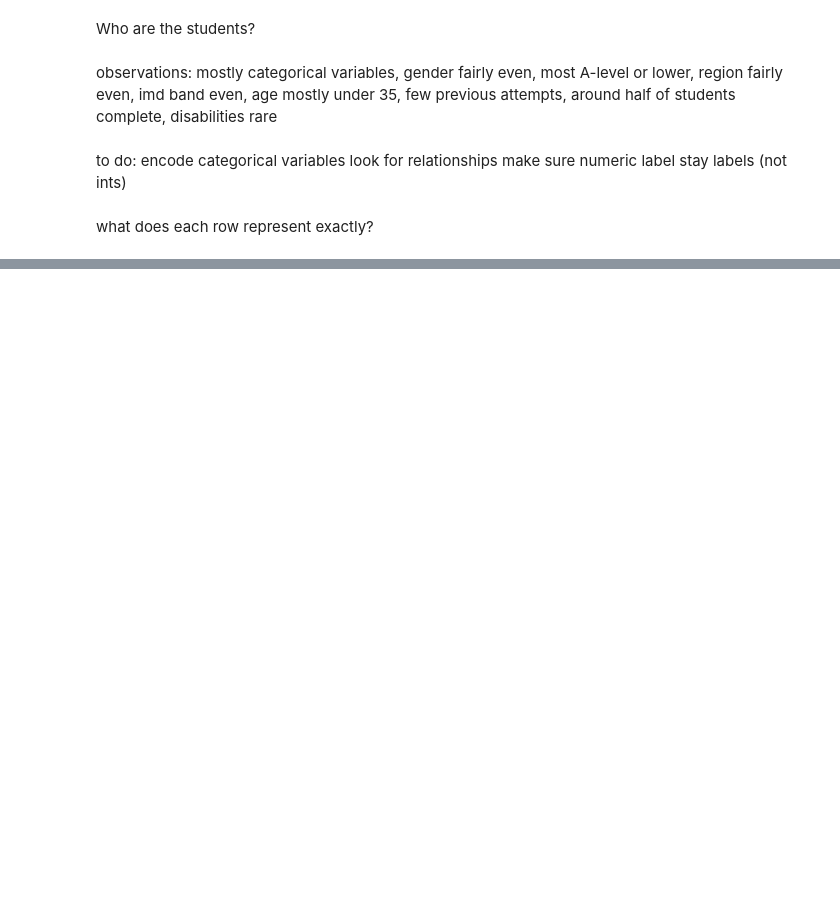
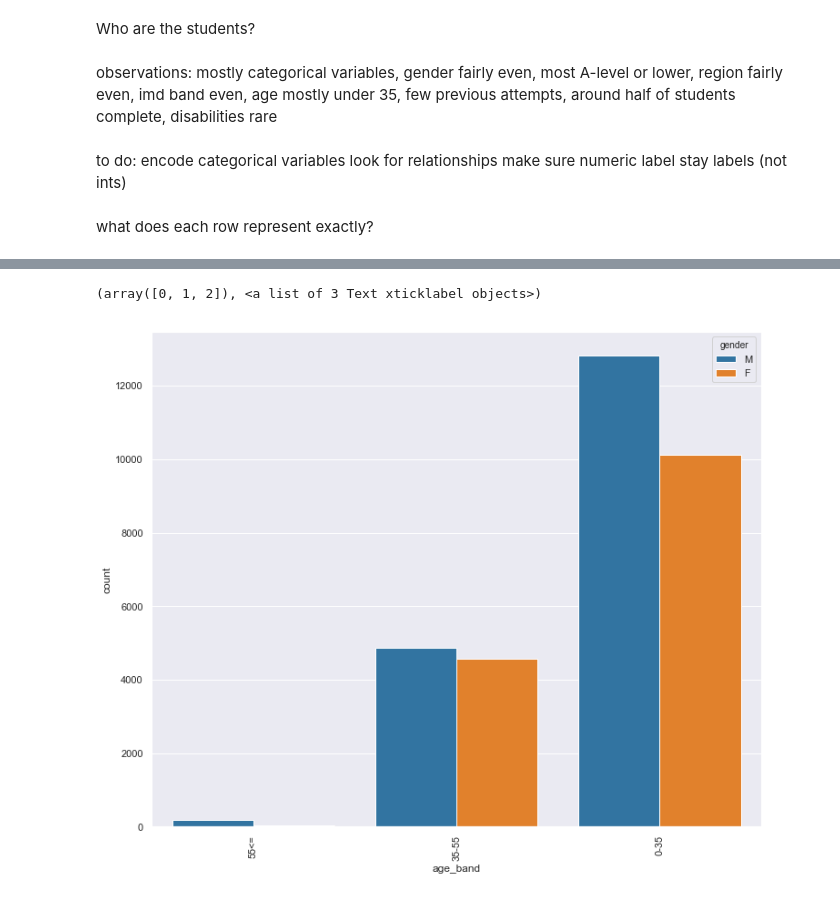
Before and after one commit to jeremymiller00/Predicting-Success-in-Online-Education, a Jupyter notebook: notebooks/exploring_student_info.ipynb, the cells around one changed output, grey strips where cells are left out. Drawn from its saved outputs; the diff is of its cells as text; code cells hidden in the pictures; blank space fills up the shorter version.

```diff
--- a/notebooks/exploring_student_info.ipynb
+++ b/notebooks/exploring_student_info.ipynb
@@ -129,6 +100,10 @@ plt.xticks(rotation='vertical')
 # %%
 plt.figure(figsize=(12,10))
-sns.countplot(student_info_df['age_band'])
+sns.countplot(x = 'age_band', hue = 'gender',
+            data = student_info_df, orient = 'v')
 plt.xticks(rotation='vertical')
+# %% [output]
+(array([0, 1, 2]), <a list of 3 Text xticklabel objects>)
+[figure, added]
 # %%
 plt.figure(figsize=(12,10))
```
Also changed, not shown: parts of 28 cells of this notebook, 2 other files.
